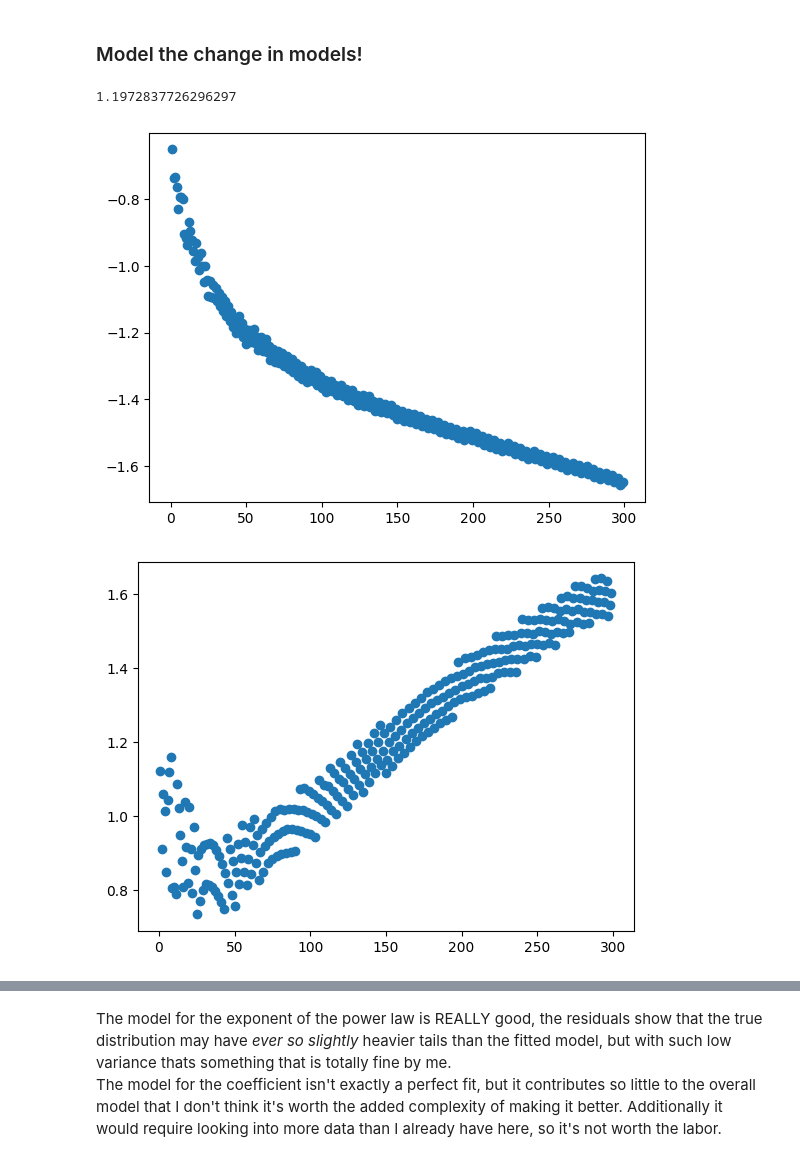
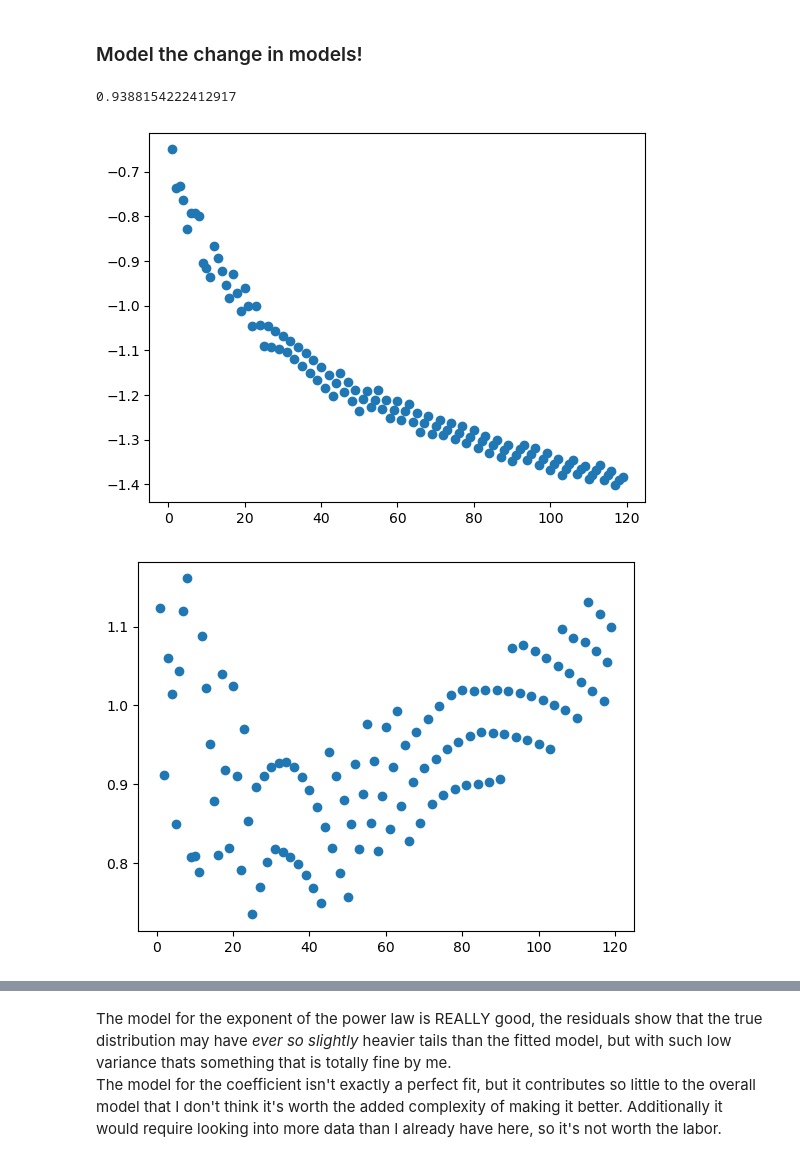
Before and after one commit to PacificBird/InsectPhenologyCaptureSim, a Jupyter notebook: multi_analysis.ipynb, the cells around one changed output, grey strips where cells are left out. Cells and saved outputs as stored; diff of their text form; code cells hidden in the pictures.

```diff
--- a/multi_analysis.ipynb
+++ b/multi_analysis.ipynb
@@ -229,6 +229,6 @@ dfs = np.array_split(df, len(df)/df.dd_span.head(1).iloc[0])
 # %%
 diffs = []
-for i in range(1,300):
+for i in range(1,120):
     row = compile_diffs(dfs, i)
     row_df = pd.DataFrame(row, columns=['difference', 'ratio', 'naive_ratio', 'pop_0', 'prob_capture', 'mating_delay'])
     diffs.append(row_df)
@@ -322,26 +322,27 @@ These residuals aren't perfect but I believe they are well within the realm of a
 # %%
 model_mat = []
 for diff in diffs:
     a, b = new_autofit(diff.prob_capture, diff.difference)
-    model_mat.append((a,b))
+    model_mat.append((a,b, diff.head(1).prob_capture.item()))
 
 a = np.array(model_mat).T[0]
 a = -a
 b = np.array(model_mat).T[1]
 x = np.arange(1,len(diffs)+1)
+effort = np.array(model_mat).T[2]
 
 print(np.mean(b))
 
 plt.scatter(x, -a)
 #plt.xscale('log')
 #plt.yscale('log')
 plt.show()
 plt.scatter(x, b)
 #plt.xscale('log')
 #plt.yscale('log')
 plt.show()
 # %% [output]
-1.1972837726296297
+0.9388154222412917
-[figure, old version]
+[figure, new version]
-[figure, old version]
+[figure, new version]
 # %%
```
Also changed, not shown: parts of 30 cells of this notebook.
